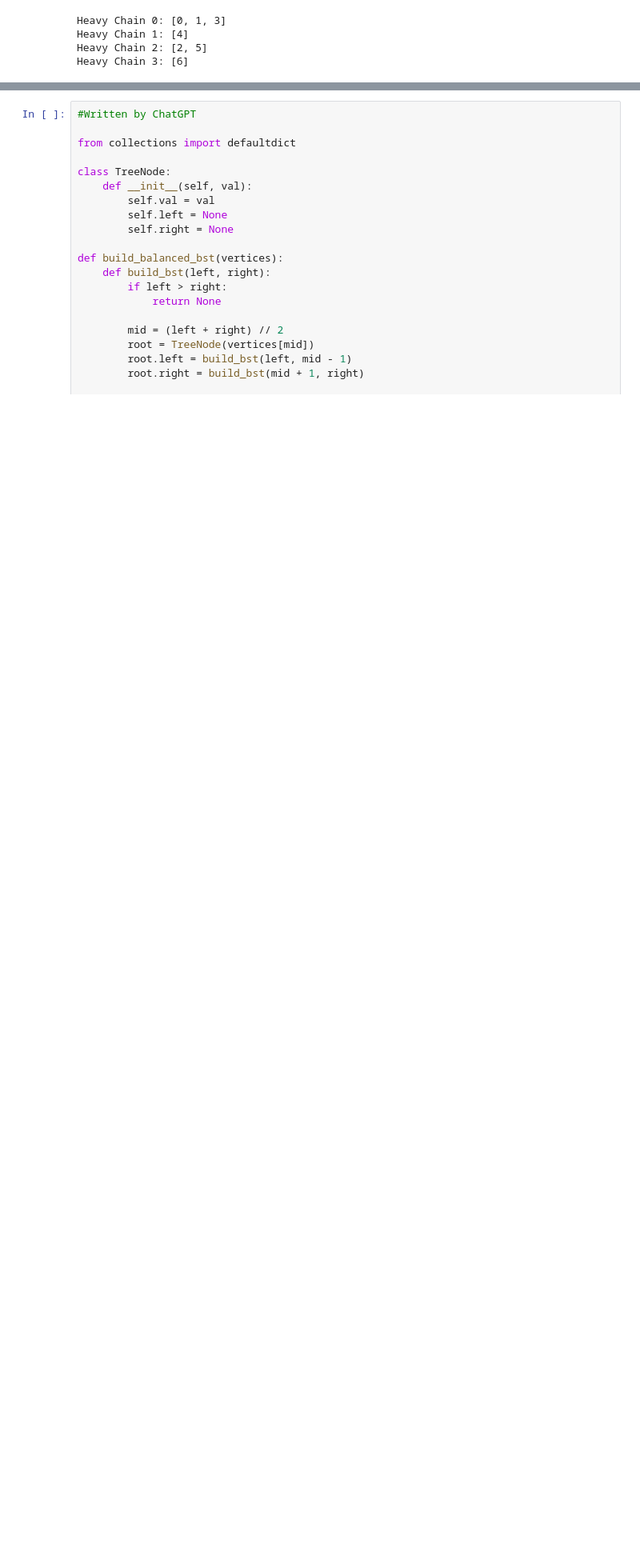
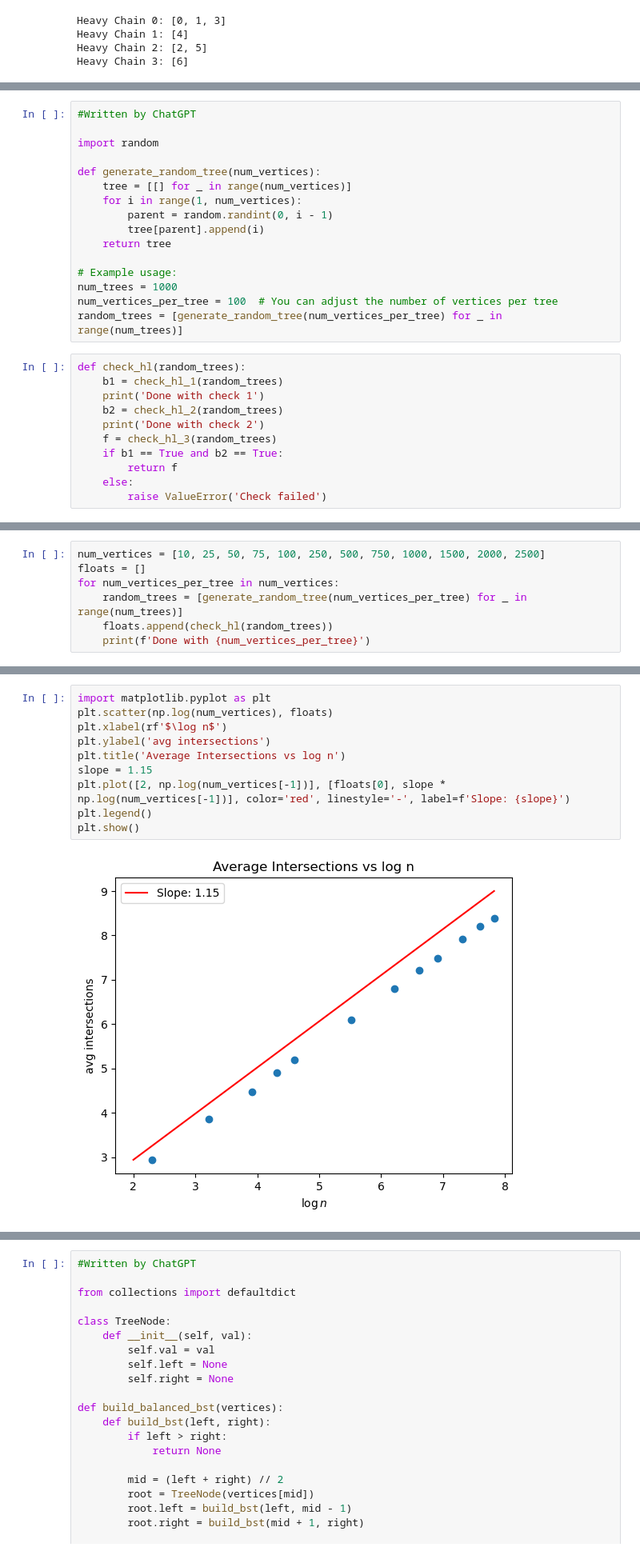
Before and after one commit to thinkinavi24/almost_linear_max_flow, a Jupyter notebook: heavy-light.ipynb, the cells around one changed output, grey strips where cells are left out. Shown at 80% size. Drawn from its saved outputs; the diff is of its cells as text; blank space fills up the shorter version.

```diff
--- a/heavy-light.ipynb
+++ b/heavy-light.ipynb
@@ -66,0 +131,27 @@ Heavy Chain 3: [6]
+# %%
+#Written by ChatGPT
+
+import random
+
+def generate_random_tree(num_vertices):
+    tree = [[] for _ in range(num_vertices)]
+    for i in range(1, num_vertices):
+        parent = random.randint(0, i - 1)
+        tree[parent].append(i)
+    return tree
+
+# Example usage:
+num_trees = 1000
+num_vertices_per_tree = 100  # You can adjust the number of vertices per tree
+random_trees = [generate_random_tree(num_vertices_per_tree) for _ in range(num_trees)]
+# %%
+def check_hl(random_trees):
+    b1 = check_hl_1(random_trees)
+    print('Done with check 1')
+    b2 = check_hl_2(random_trees)
+    print('Done with check 2')
+    f = check_hl_3(random_trees)
+    if b1 == True and b2 == True:
+        return f
+    else:
+        raise ValueError('Check failed')
@@ -66,0 +160,7 @@ Heavy Chain 3: [6]
+# %%
+num_vertices = [10, 25, 50, 75, 100, 250, 500, 750, 1000, 1500, 2000, 2500]
+floats = []
+for num_vertices_per_tree in num_vertices:
+    random_trees = [generate_random_tree(num_vertices_per_tree) for _ in range(num_trees)]
+    floats.append(check_hl(random_trees))
+    print(f'Done with {num_vertices_per_tree}')
@@ -66,0 +204,12 @@ Heavy Chain 3: [6]
+# %%
+import matplotlib.pyplot as plt
+plt.scatter(np.log(num_vertices), floats)
+plt.xlabel(rf'$\log n$')
+plt.ylabel('avg intersections')
+plt.title('Average Intersections vs log n')
+slope = 1.15
+plt.plot([2, np.log(num_vertices[-1])], [floats[0], slope * np.log(num_vertices[-1])], color='red', linestyle='-', label=f'Slope: {slope}')
+plt.legend()
+plt.show()
+# %% [output]
+[figure, added]
```
Also changed, not shown: parts of 14 cells of this notebook, 1 other file.
